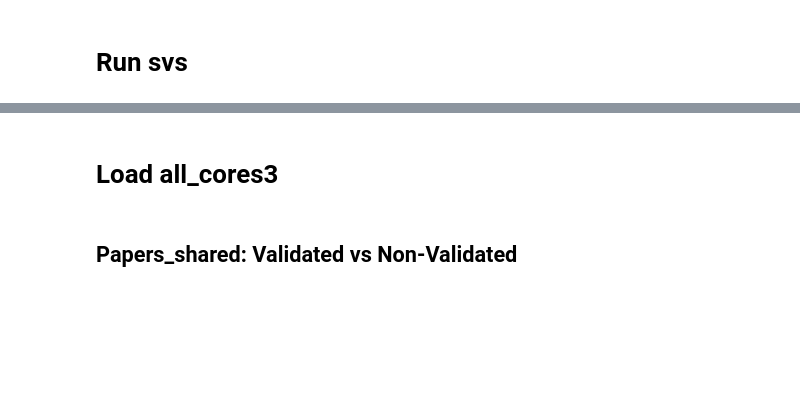
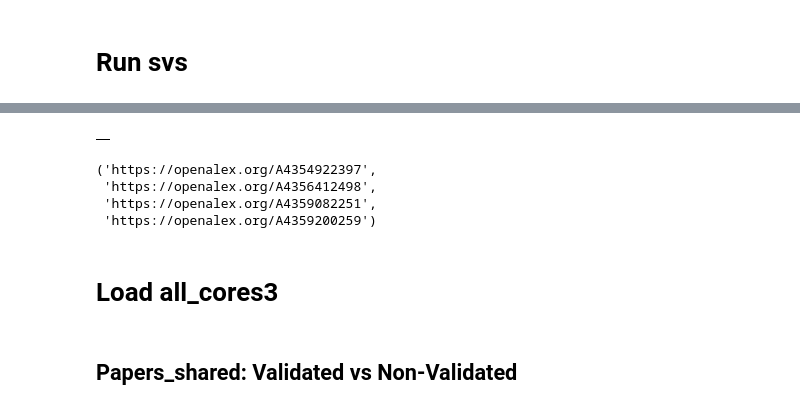
Before and after one commit to chowdhary-sandeep/sciscicareers, a Jupyter notebook: 0_0_main1.ipynb, the cells around one changed output, grey strips where cells are left out. Saved outputs shown, nothing was run; the diff lists cells and outputs as text; code cells hidden in the pictures; blank space fills up the shorter version.

```diff
--- a/0_0_main1.ipynb
+++ b/0_0_main1.ipynb
@@ -235,0 +625,13 @@ with open("/mnt/sdb1/sandeep/Career Transitions/0_track_open_alex1.txt", "a") as
+# %%
+
+
+json_files=[significant_cores3[k] for k in significant_cores3.keys()]
+# Create a pool of workers to process the files concurrently
+with Pool() as pool:
+    # Apply the processing function to each JSON file concurrently
+    results = pool.map(calc_workcount_during_active_period, json_files)
+
+
+work_counts_UNION={}
+for i,result in zip(range(2,10),results):
+    work_counts_UNION[i]=result
@@ -235,0 +640,4 @@ with open("/mnt/sdb1/sandeep/Career Transitions/0_track_open_alex1.txt", "a") as
+# %%
+
+with open(path_career+'work_counts_UNION.pkl', 'wb') as f:
+    pickle.dump(work_counts_UNION, f)
@@ -235,0 +685,24 @@ with open("/mnt/sdb1/sandeep/Career Transitions/0_track_open_alex1.txt", "a") as
+# %%
+scientist='https://openalex.org/A2163147449' # fede
+# scientist='https://openalex.org/A4353661633' # parisi
+# scientist='https://openalex.org/A4349481004' # dhar
+# scientist='https://openalex.org/A4337235076' #Gerardo
+# scientist='https://openalex.org/A4354965935' # marton
+# scientist='https://openalex.org/A4359848682' # alex arenas
+# scientist='https://openalex.org/A4359200259' # timoteo
+# %%
+# list(significant_cores3[size].iloc[ind_Parisi,0])[1]
+# uas=[]
+dfshow=pd.DataFrame()
+it=0;ind_Parisi=[]
+for gsize in range(2,10):
+    all_=list(significant_cores3_sample['group'])
+    print(gsize,it)
+    for it1 in range(len(all_)):
+        x=all_[it1]
+        if scientist in x:
+            ind_Parisi.append([gsize,it])
+            it=it+1
+#             print(x)
+#             print(significant_cores3[gsize].iloc[it1:it1+1])
+            dfshow=pd.concat([dfshow,significant_cores3_sample.iloc[it1:it1+1]])
@@ -236,3 +743,14 @@ with open("/mnt/sdb1/sandeep/Career Transitions/0_track_open_alex1.txt", "a") as
+# %%
+dfshow
+# %% [output]
+|  |
+# %%
+dfshow.iloc[3][0]
+# %% [output]
+('https://openalex.org/A4354922397',
+ 'https://openalex.org/A4356412498',
+ 'https://openalex.org/A4359082251',
+ 'https://openalex.org/A4359200259')
 # %%
 # path_career='/mnt/sdb1/sandeep/openalex_ACTIV/'
 # with open("/mnt/sdb1/sandeep/Career Transitions/0_track_open_alex1.txt", "a") as file_object:
```
Also changed, not shown: parts of 68 cells of this notebook, 28 other files.
